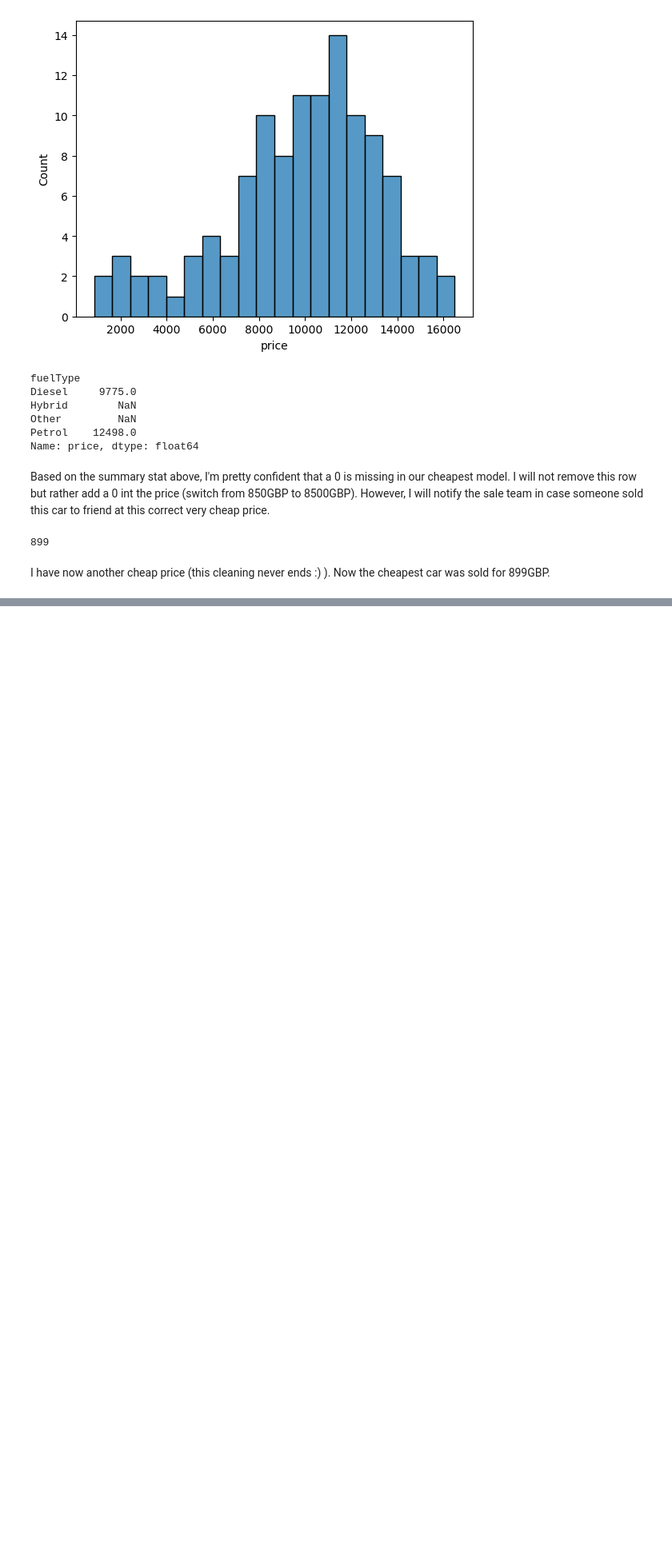
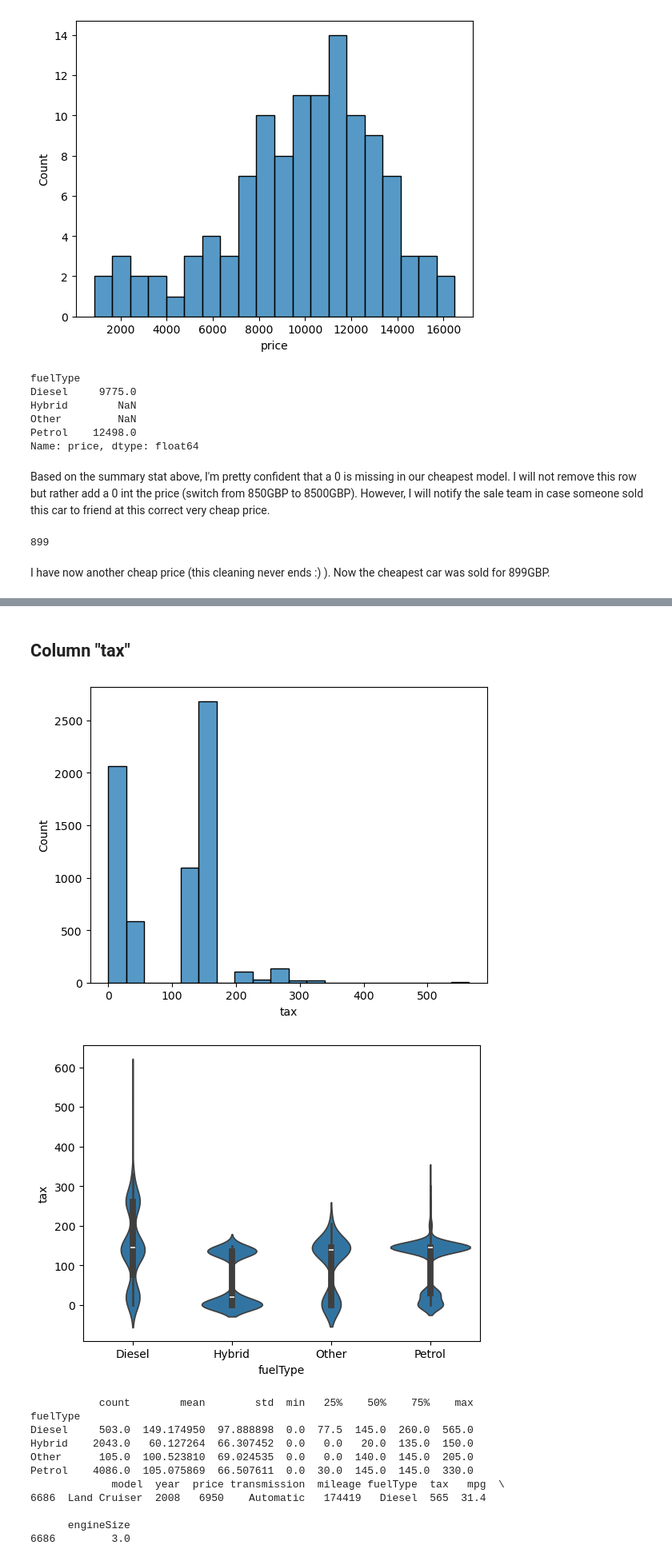
Before and after one commit to flylight-max/project-Datacamp, a Jupyter notebook: my_analysis_car_sales.ipynb, the cells around one changed output, grey strips where cells are left out. Shown: that part at 80% size. Cells and saved outputs as stored; diff of their text form; code cells hidden in the pictures; blank space fills up the shorter version.

```diff
--- a/my_analysis_car_sales.ipynb
+++ b/my_analysis_car_sales.ipynb
@@ -286,0 +380,27 @@ print(potential_e_cars.head())
+# %% [markdown]
+## **Column "tax"**
+# %%
+sns.histplot(car_sales["tax"], bins=20)
+plt.show()
+
+sns.violinplot(x="fuelType", y="tax", data=car_sales)
+plt.show()
+
+summary_tax = car_sales.groupby("fuelType")["tax"].describe()
+print(summary_tax)
+max_tax = car_sales[car_sales["tax"] == 565]
+print(max_tax)
+# %% [output]
+[figure, added]
+[figure, added]
+           count        mean        std  min   25%    50%    75%    max
+fuelType
+Diesel     503.0  149.174950  97.888898  0.0  77.5  145.0  260.0  565.0
+Hybrid    2043.0   60.127264  66.307452  0.0   0.0   20.0  135.0  150.0
+Other      105.0  100.523810  69.024535  0.0   0.0  140.0  145.0  205.0
+Petrol    4086.0  105.075869  66.507611  0.0  30.0  145.0  145.0  330.0
+             model  year  price transmission  mileage fuelType  tax   mpg  \
+6686  Land Cruiser  2008   6950    Automatic   174419   Diesel  565  31.4
+
+      engineSize
+6686         3.0
```
Also changed, not shown: parts of 30 cells of this notebook.
